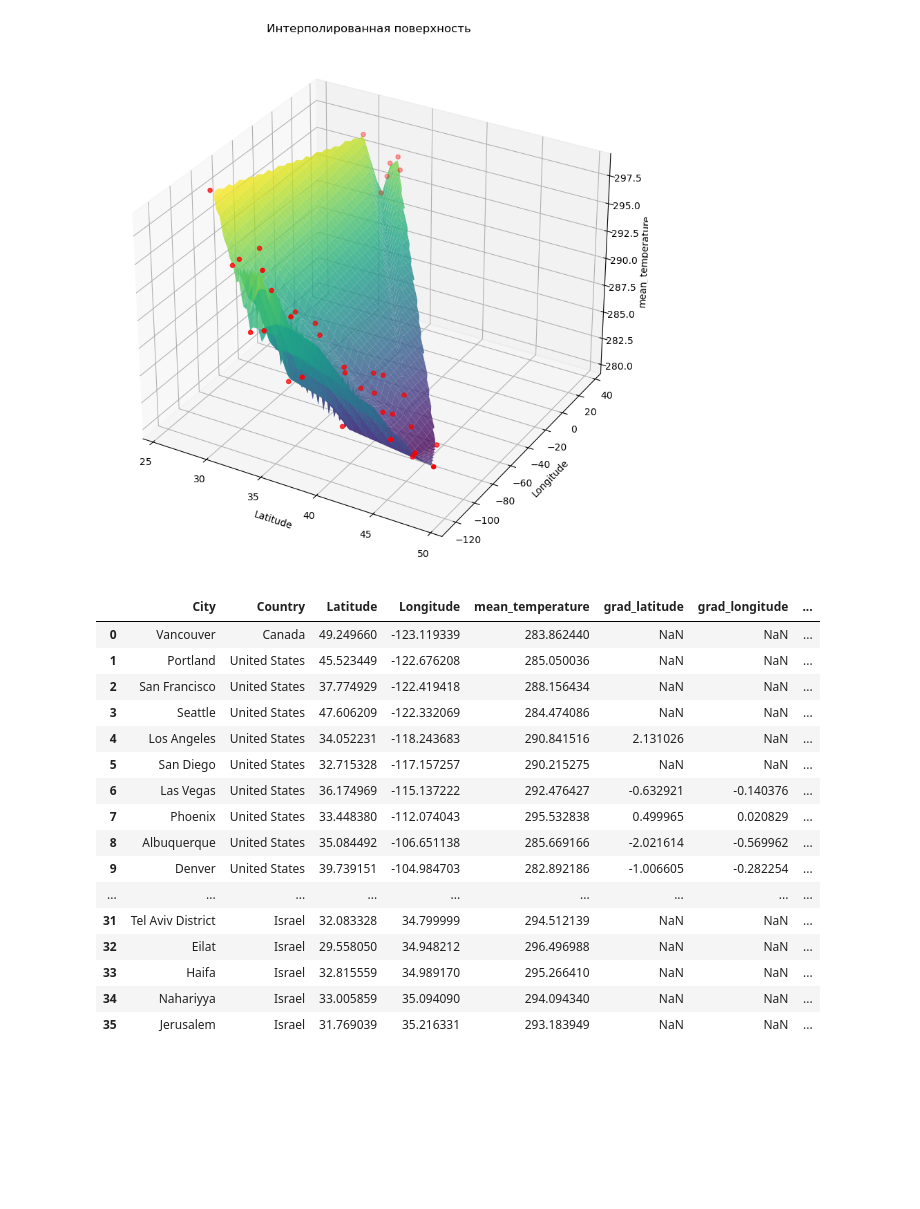
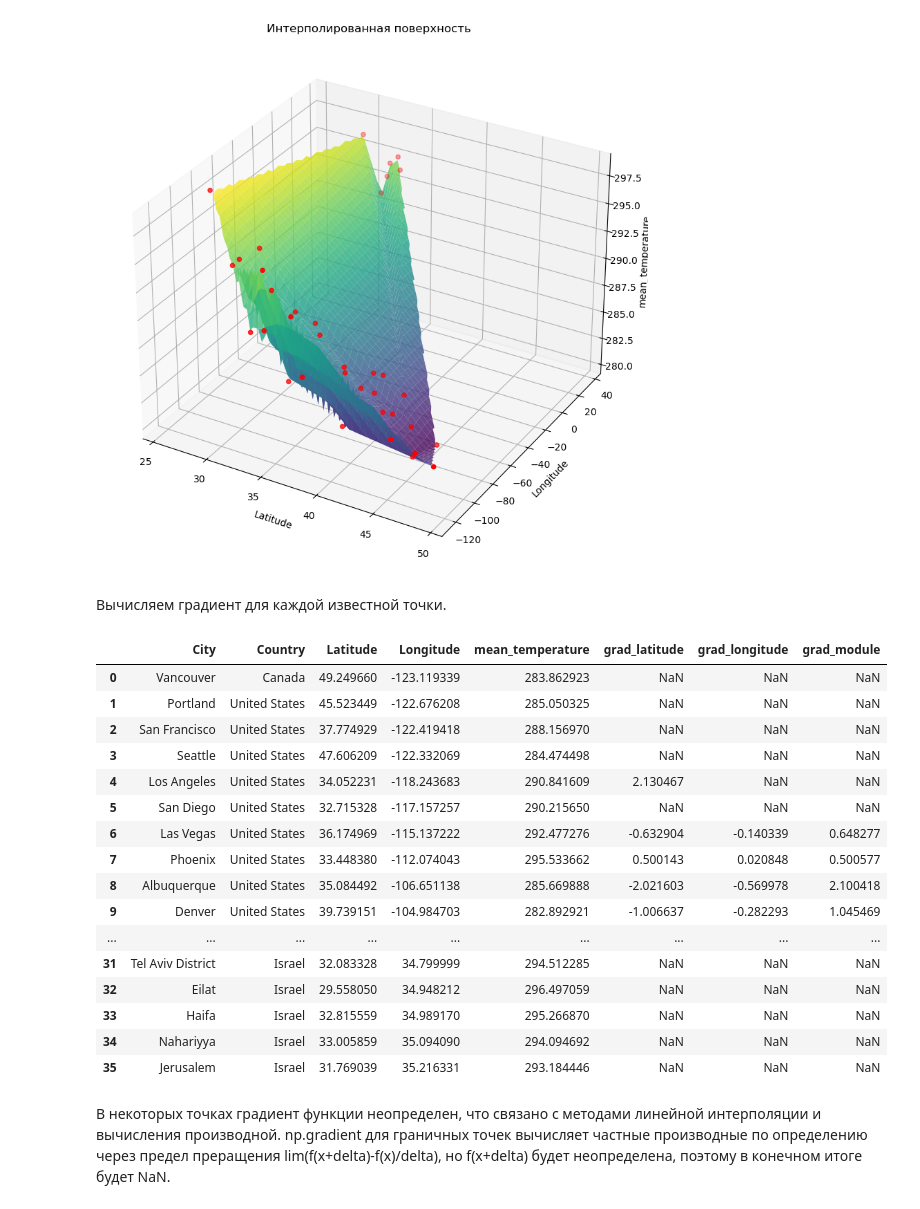
Before and after one commit to OlegRMW/vectors-, a Jupyter notebook: run.ipynb, the cells around one changed output. Saved outputs shown, nothing was run; the diff lists cells and outputs as text; code cells hidden in the pictures; blank space fills up the shorter version.

```diff
--- a/run.ipynb
+++ b/run.ipynb
@@ -11,6 +11,7 @@ from scipy.interpolate import griddata
 df_speed = pd.read_csv('wind_speed.csv')
 df_temperature = pd.read_csv('temperature.csv')
 df_cities = pd.read_csv('city_attributes.csv')
+df_wind_direction = pd.read_csv('wind_direction.csv')
 # %%
 df_temperature
 # %% [output]
@@ -29,7 +30,7 @@ df_temperature
 45253 rows × 37 columns
 # %%
 df_speed = df_speed.drop('datetime', axis=1)
-df = pd.concat([df_temperature, df_speed], axis=1)
+df = pd.concat([df_temperature, df_speed, df_wind_direction], axis=1)
 df
 # %% [output]
 |  | datetime | Vancouver | Portland | San Francisco | Seattle | Los Angeles | San Diego | Las Vegas | Phoenix | ... |
@@ -86,4 +77,4 @@ df
 # %%
-df['mean_speed'] = df.iloc[:, 37:74].mean(axis=1) # средняя скорость ветра в городах в данных момент времени
+df['mean_speed'] = df.iloc[:, 37:73].mean(axis=1) # средняя скорость ветра в городах в данных момент времени
 df['mean_speed']
 # %% [output]
@@ -197,48 +187,46 @@ ax.set_title('Интерполированная поверхность')
 plt.show()
 # %% [output]
 [figure]
+# %% [markdown]
+Вычисляем градиент для каждой известной точки.
 # %%
-# Вычисляем градиенты на существующей сетке
-grad_y, grad_x = np.gradient(ZI, yi, xi)  # grad_x - по Latitude, grad_y - по Longitude
+grad_y, grad_x = np.gradient(ZI, yi, xi)
 
-# Теперь для каждой исходной точки находим ближайший узел сетки и берем оттуда градиент
 gradients = []
 for i, row in df_cities.iterrows():
     lat, lon = row['Latitude'], row['Longitude']
 
-    # Находим индексы ближайшего узла сетки
     lat_idx = np.argmin(np.abs(xi - lat))
     lon_idx = np.argmin(np.abs(yi - lon))
 
-    # Берем градиенты из этого узла
-    grad_lat = grad_x[lon_idx, lat_idx]   # производная по широте
-    grad_lon = grad_y[lon_idx, lat_idx]   # производная по долготе
+    grad_lat = grad_x[lon_idx, lat_idx]
+    grad_lon = grad_y[lon_idx, lat_idx]
 
     gradients.append({
         'grad_latitude': grad_lat,
         'grad_longitude': grad_lon,
-        'grad_magnitude': np.sqrt(grad_lat**2 + grad_lon**2),
-        'grad_direction_deg': np.degrees(np.arctan2(grad_lat, grad_lon))
+        'grad_module': np.sqrt(grad_lat**2 + grad_lon**2),
     })
 
-# Добавляем к исходному DataFrame
 df_cities_with_gradients = pd.concat([df_cities, pd.DataFrame(gradients)], axis=1)
 df_cities_with_gradients
 # %% [output]
-|  | City | Country | Latitude | Longitude | mean_temperature | grad_latitude | grad_longitude | ... |
-| 0 | Vancouver | Canada | 49.249660 | -123.119339 | 283.862440 | NaN | NaN | ... |
-| 1 | Portland | United States | 45.523449 | -122.676208 | 285.050036 | NaN | NaN | ... |
-| 2 | San Francisco | United States | 37.774929 | -122.419418 | 288.156434 | NaN | NaN | ... |
-| 3 | Seattle | United States | 47.606209 | -122.332069 | 284.474086 | NaN | NaN | ... |
-| 4 | Los Angeles | United States | 34.052231 | -118.243683 | 290.841516 | 2.131026 | NaN | ... |
-| 5 | San Diego | United States | 32.715328 | -117.157257 | 290.215275 | NaN | NaN | ... |
-| 6 | Las Vegas | United States | 36.174969 | -115.137222 | 292.476427 | -0.632921 | -0.140376 | ... |
-| 7 | Phoenix | United States | 33.448380 | -112.074043 | 295.532838 | 0.499965 | 0.020829 | ... |
-| 8 | Albuquerque | United States | 35.084492 | -106.651138 | 285.669166 | -2.021614 | -0.569962 | ... |
-| 9 | Denver | United States | 39.739151 | -104.984703 | 282.892186 | -1.006605 | -0.282254 | ... |
+|  | City | Country | Latitude | Longitude | mean_temperature | grad_latitude | grad_longitude | grad_module |
+| 0 | Vancouver | Canada | 49.249660 | -123.119339 | 283.862923 | NaN | NaN | NaN |
+| 1 | Portland | United States | 45.523449 | -122.676208 | 285.050325 | NaN | NaN | NaN |
+| 2 | San Francisco | United States | 37.774929 | -122.419418 | 288.156970 | NaN | NaN | NaN |
+| 3 | Seattle | United States | 47.606209 | -122.332069 | 284.474498 | NaN | NaN | NaN |
+| 4 | Los Angeles | United States | 34.052231 | -118.243683 | 290.841609 | 2.130467 | NaN | NaN |
+| 5 | San Diego | United States | 32.715328 | -117.157257 | 290.215650 | NaN | NaN | NaN |
+| 6 | Las Vegas | United States | 36.174969 | -115.137222 | 292.477276 | -0.632904 | -0.140339 | 0.648277 |
+| 7 | Phoenix | United States | 33.448380 | -112.074043 | 295.533662 | 0.500143 | 0.020848 | 0.500577 |
+| 8 | Albuquerque | United States | 35.084492 | -106.651138 | 285.669888 | -2.021603 | -0.569978 | 2.100418 |
+| 9 | Denver | United States | 39.739151 | -104.984703 | 282.892921 | -1.006637 | -0.282293 | 1.045469 |
 | ... | ... | ... | ... | ... | ... | ... | ... | ... |
-| 31 | Tel Aviv District | Israel | 32.083328 | 34.799999 | 294.512139 | NaN | NaN | ... |
-| 32 | Eilat | Israel | 29.558050 | 34.948212 | 296.496988 | NaN | NaN | ... |
-| 33 | Haifa | Israel | 32.815559 | 34.989170 | 295.266410 | NaN | NaN | ... |
-| 34 | Nahariyya | Israel | 33.005859 | 35.094090 | 294.094340 | NaN | NaN | ... |
-| 35 | Jerusalem | Israel | 31.769039 | 35.216331 | 293.183949 | NaN | NaN | ... |
+| 31 | Tel Aviv District | Israel | 32.083328 | 34.799999 | 294.512285 | NaN | NaN | NaN |
+| 32 | Eilat | Israel | 29.558050 | 34.948212 | 296.497059 | NaN | NaN | NaN |
+| 33 | Haifa | Israel | 32.815559 | 34.989170 | 295.266870 | NaN | NaN | NaN |
+| 34 | Nahariyya | Israel | 33.005859 | 35.094090 | 294.094692 | NaN | NaN | NaN |
+| 35 | Jerusalem | Israel | 31.769039 | 35.216331 | 293.184446 | NaN | NaN | NaN |
+# %% [markdown]
+В некоторых точках градиент функции неопределен, что связано с методами линейной интерполяции и вычисления производной.  np.gradient для граничных точек вычисляет частные производные по определению через предел преращения lim(f(x+delta)-f(x)/delta), но f(x+delta) будет неопределена, поэтому в конечном итоге будет NaN.
```
Also changed, not shown: parts of 16 cells of this notebook.
